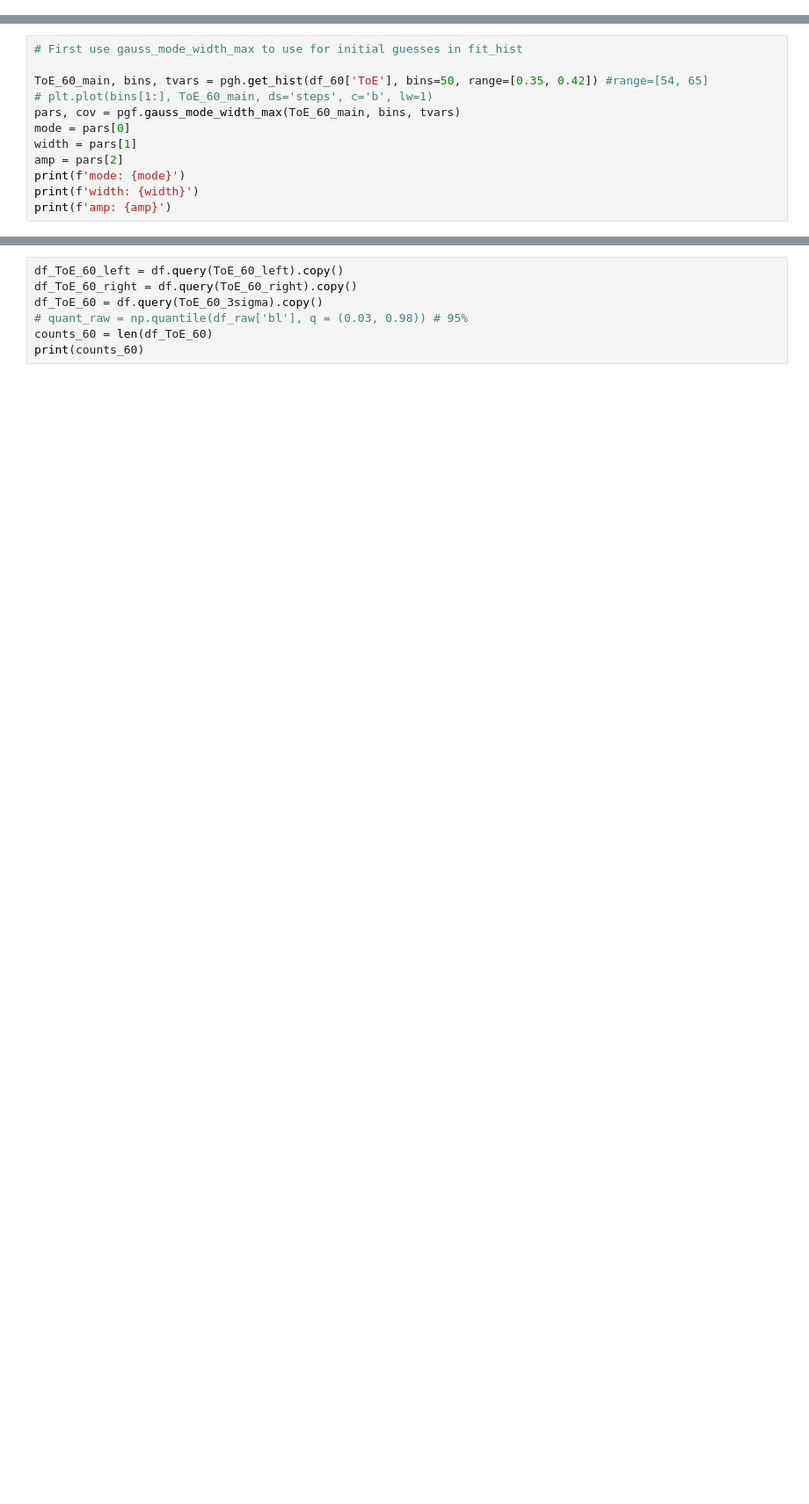
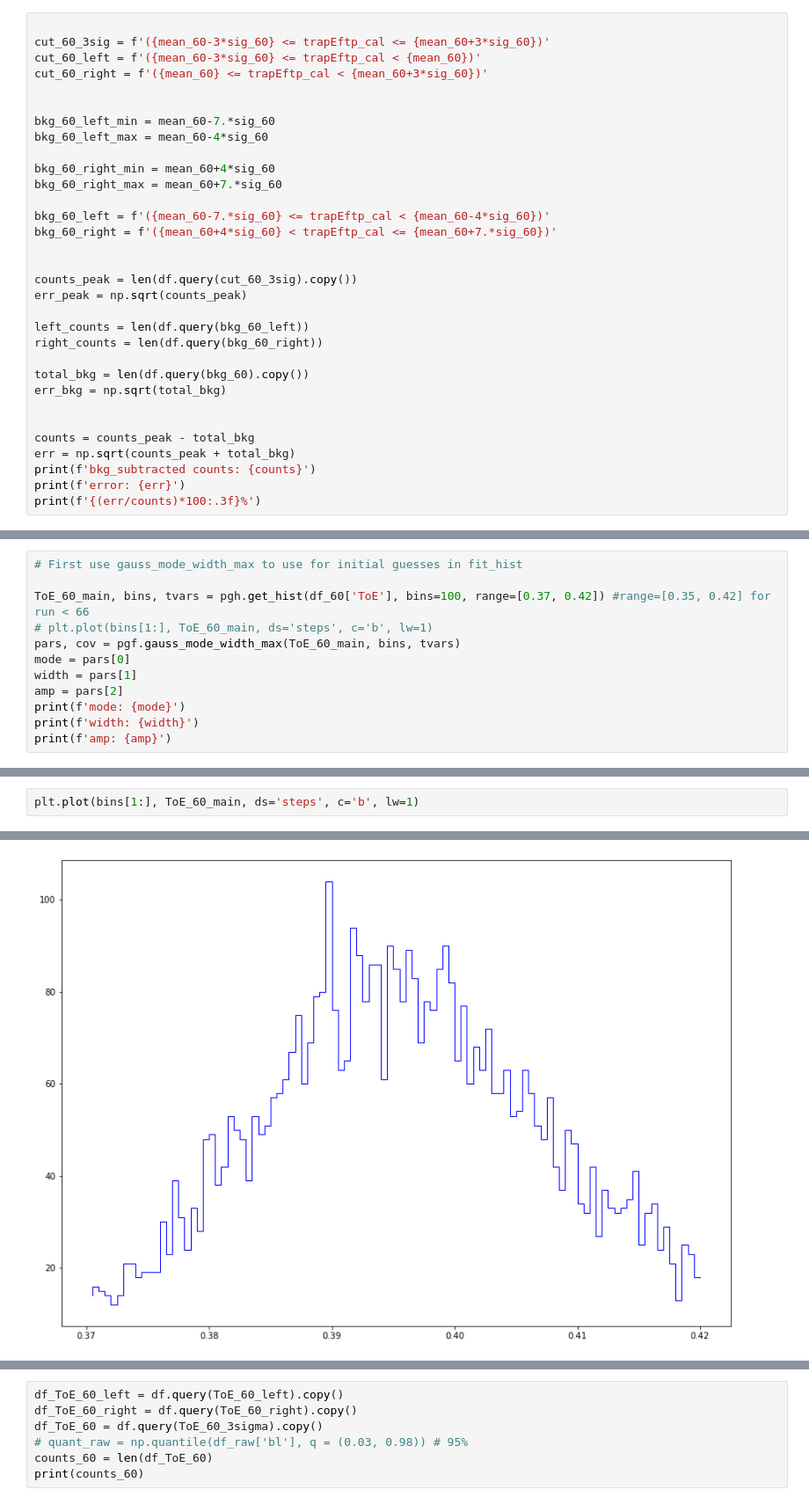
Before and after one commit to legend-exp/CAGE, a Jupyter notebook: analysis/ToE.ipynb, the cells around one changed output, grey strips where cells are left out. Shown at 88% size. Cells and saved outputs as stored; diff of their text form; blank space fills up the shorter version.

```diff
--- a/analysis/ToE.ipynb
+++ b/analysis/ToE.ipynb
@@ -50,0 +87,32 @@ df_60 = df.query('trapEftp_cal > 55 and trapEftp_cal < 65').copy()
+# %%
+
+cut_60_3sig = f'({mean_60-3*sig_60} <= trapEftp_cal <= {mean_60+3*sig_60})'
+cut_60_left = f'({mean_60-3*sig_60} <= trapEftp_cal < {mean_60})'
+cut_60_right = f'({mean_60} <= trapEftp_cal < {mean_60+3*sig_60})'
+
+
+bkg_60_left_min = mean_60-7.*sig_60
+bkg_60_left_max = mean_60-4*sig_60
+
+bkg_60_right_min = mean_60+4*sig_60
+bkg_60_right_max = mean_60+7.*sig_60
+
+bkg_60_left = f'({mean_60-7.*sig_60} <= trapEftp_cal < {mean_60-4*sig_60})'
+bkg_60_right = f'({mean_60+4*sig_60} < trapEftp_cal <= {mean_60+7.*sig_60})'
+
+
+counts_peak = len(df.query(cut_60_3sig).copy())
+err_peak = np.sqrt(counts_peak)
+
+left_counts = len(df.query(bkg_60_left))
+right_counts = len(df.query(bkg_60_right))
+
+total_bkg = len(df.query(bkg_60).copy())
+err_bkg = np.sqrt(total_bkg)
+
+
+counts = counts_peak - total_bkg
+err = np.sqrt(counts_peak + total_bkg)
+print(f'bkg_subtracted counts: {counts}')
+print(f'error: {err}')
+print(f'{(err/counts)*100:.3f}%')
@@ -208,7 +260,7 @@ plt.plot(bins[1:], ToE_60_hist, ds='steps', c='b', lw=1)
 # %%
 # First use gauss_mode_width_max to use for initial guesses in fit_hist
 
-ToE_60_main, bins, tvars = pgh.get_hist(df_60['ToE'], bins=50, range=[0.35, 0.42]) #range=[54, 65]
+ToE_60_main, bins, tvars = pgh.get_hist(df_60['ToE'], bins=100, range=[0.37, 0.42]) #range=[0.35, 0.42] for run < 66
 # plt.plot(bins[1:], ToE_60_main, ds='steps', c='b', lw=1)
 pars, cov = pgf.gauss_mode_width_max(ToE_60_main, bins, tvars)
 mode = pars[0]
@@ -219,0 +276,3 @@ print(f'amp: {amp}')
+# %%
+plt.plot(bins[1:], ToE_60_main, ds='steps', c='b', lw=1)
+# %% [output]
@@ -220,3 +280,4 @@ print(f'amp: {amp}')
+[figure, added]
 # %%
 main_Tpars, main_Tcov = pgf.fit_hist(cage_utils.gauss_fit_func, ToE_60_main, bins, tvars, guess = (amp, mode, width, 1))
 
```
Also changed, not shown: parts of 48 cells of this notebook, 16 other files.
